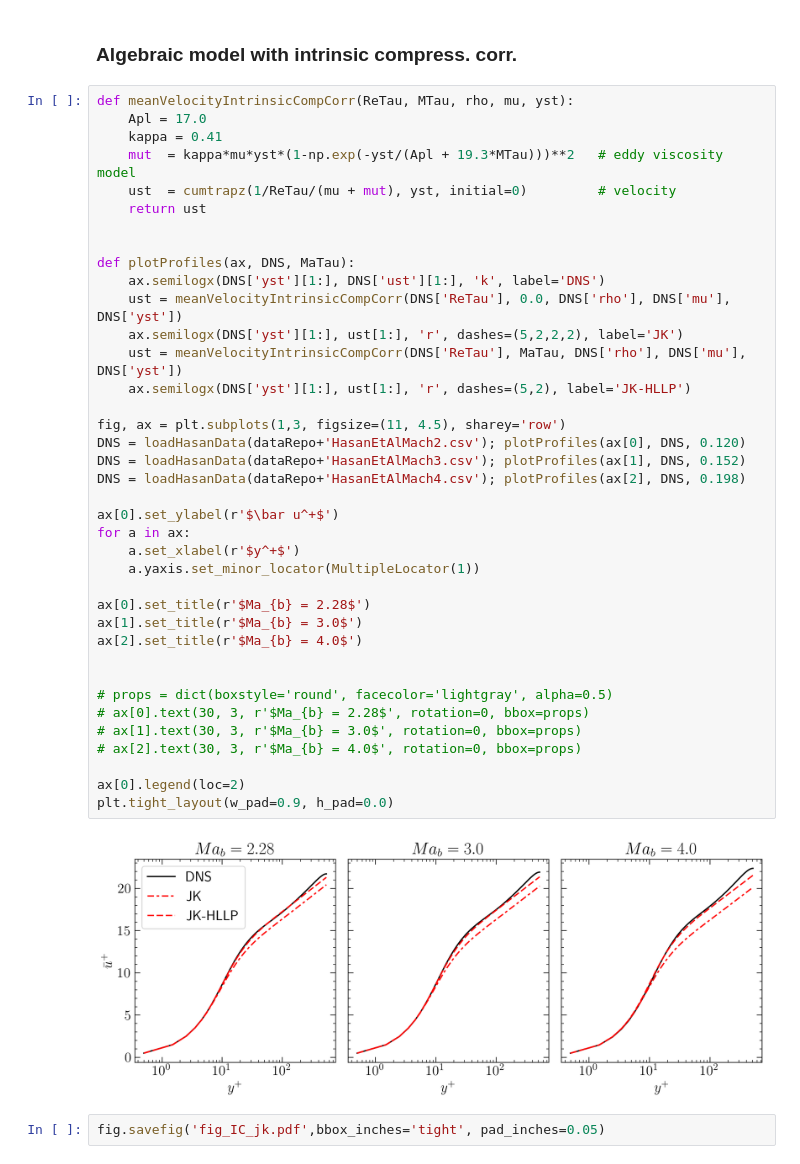
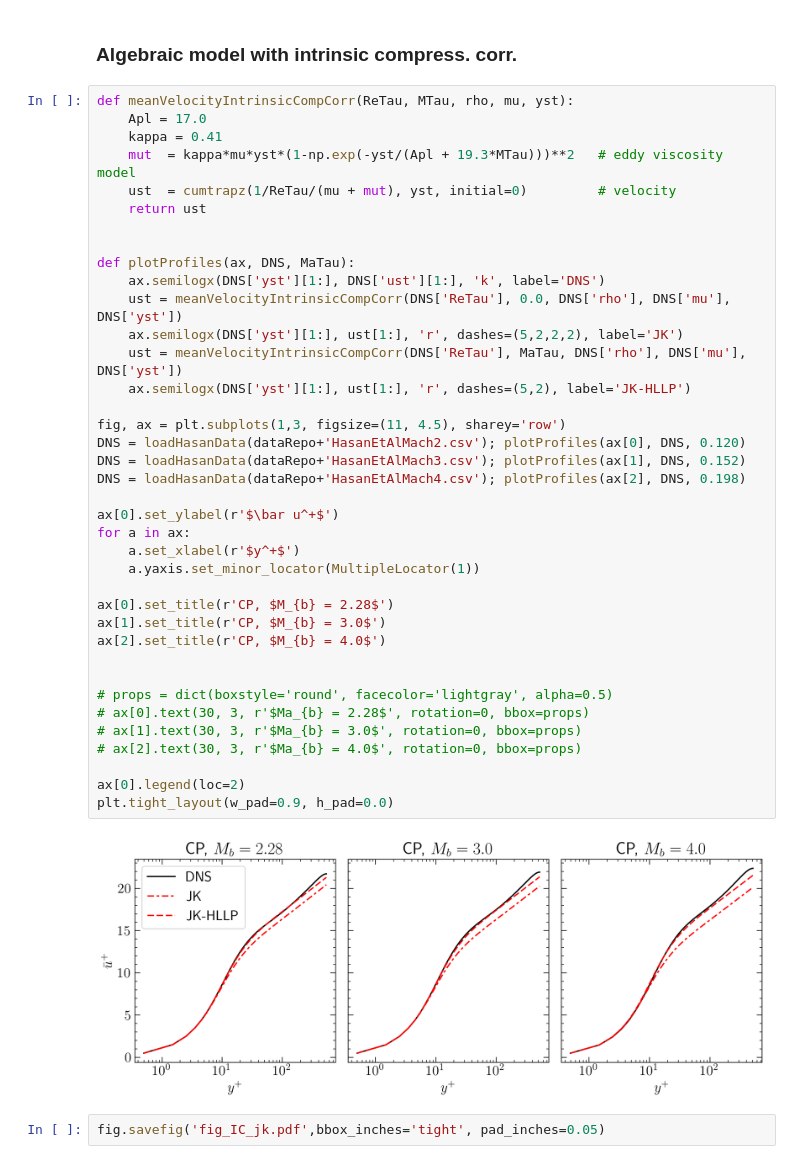
Before and after one commit to Fluid-Dynamics-Of-Energy-Systems-Team/RANS_Channel, a Jupyter notebook: main.ipynb, the cells around one changed output. Drawn from its saved outputs; the diff is of its cells as text.

```diff
--- a/main.ipynb
+++ b/main.ipynb
@@ -1558,37 +1558,37 @@ def meanVelocityIntrinsicCompCorr(ReTau, MTau, rho, mu, yst):
     return ust
 
 
 def plotProfiles(ax, DNS, MaTau):
     ax.semilogx(DNS['yst'][1:], DNS['ust'][1:], 'k', label='DNS')
     ust = meanVelocityIntrinsicCompCorr(DNS['ReTau'], 0.0, DNS['rho'], DNS['mu'], DNS['yst'])
     ax.semilogx(DNS['yst'][1:], ust[1:], 'r', dashes=(5,2,2,2), label='JK')
     ust = meanVelocityIntrinsicCompCorr(DNS['ReTau'], MaTau, DNS['rho'], DNS['mu'], DNS['yst'])
     ax.semilogx(DNS['yst'][1:], ust[1:], 'r', dashes=(5,2), label='JK-HLLP')
 
 fig, ax = plt.subplots(1,3, figsize=(11, 4.5), sharey='row')
 DNS = loadHasanData(dataRepo+'HasanEtAlMach2.csv'); plotProfiles(ax[0], DNS, 0.120)
 DNS = loadHasanData(dataRepo+'HasanEtAlMach3.csv'); plotProfiles(ax[1], DNS, 0.152)
 DNS = loadHasanData(dataRepo+'HasanEtAlMach4.csv'); plotProfiles(ax[2], DNS, 0.198)
 
 ax[0].set_ylabel(r'$\bar u^+$')
 for a in ax:
     a.set_xlabel(r'$y^+$')
     a.yaxis.set_minor_locator(MultipleLocator(1))
 
-ax[0].set_title(r'$Ma_{b} = 2.28$')
-ax[1].set_title(r'$Ma_{b} = 3.0$')
-ax[2].set_title(r'$Ma_{b} = 4.0$')
+ax[0].set_title(r'CP, $M_{b} = 2.28$')
+ax[1].set_title(r'CP, $M_{b} = 3.0$')
+ax[2].set_title(r'CP, $M_{b} = 4.0$')
 
 
 # props = dict(boxstyle='round', facecolor='lightgray', alpha=0.5)
 # ax[0].text(30, 3, r'$Ma_{b} = 2.28$', rotation=0, bbox=props)
 # ax[1].text(30, 3, r'$Ma_{b} = 3.0$', rotation=0, bbox=props)
 # ax[2].text(30, 3, r'$Ma_{b} = 4.0$', rotation=0, bbox=props)
 
 ax[0].legend(loc=2)
 plt.tight_layout(w_pad=0.9, h_pad=0.0)
 # %% [output]
-[figure, old version]
+[figure, new version]
 # %%
 fig.savefig('fig_IC_jk.pdf',bbox_inches='tight', pad_inches=0.05)
 # %% [markdown]
```
Also changed, not shown: parts of 2 cells of this notebook, 9 other files.
